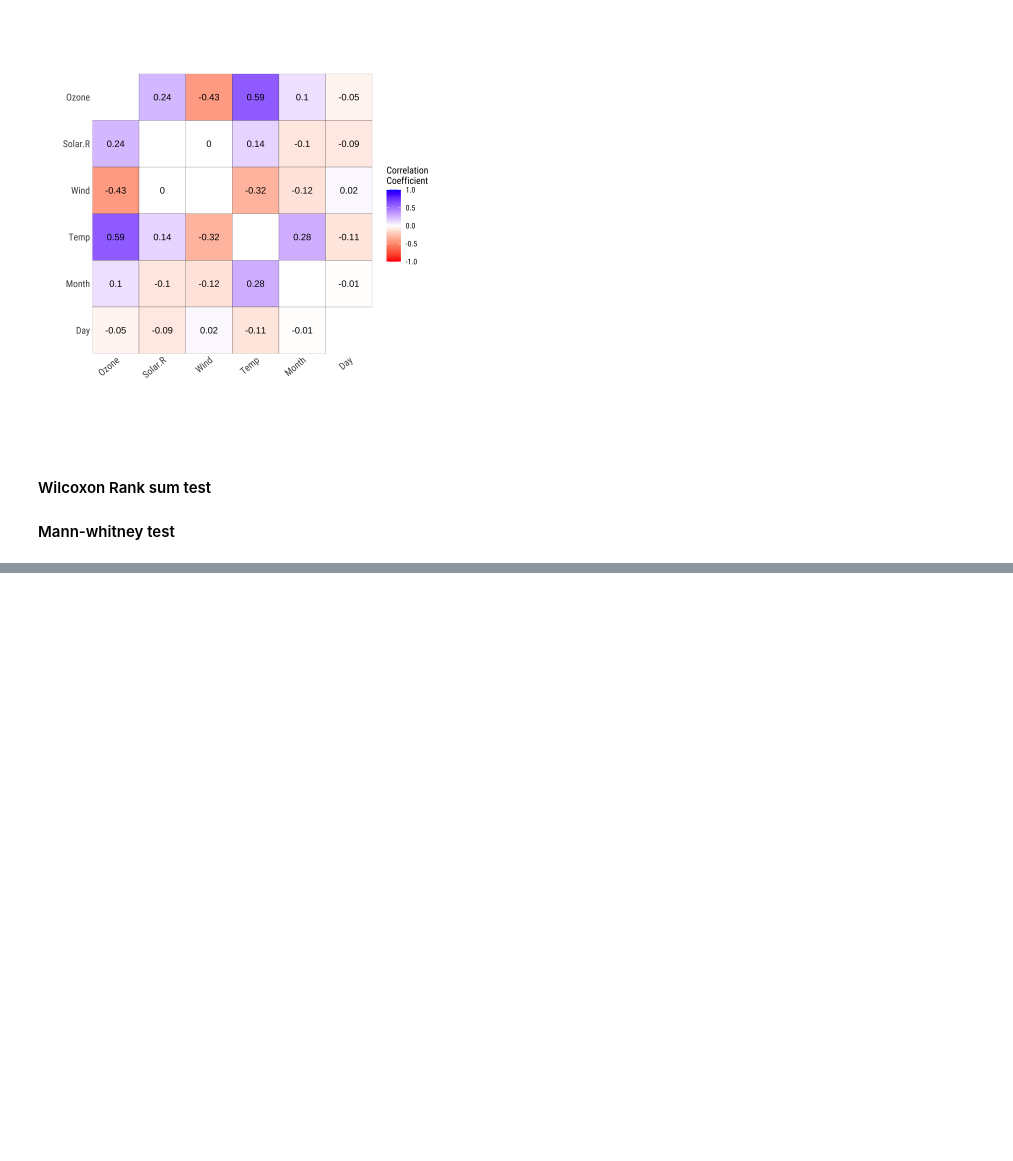
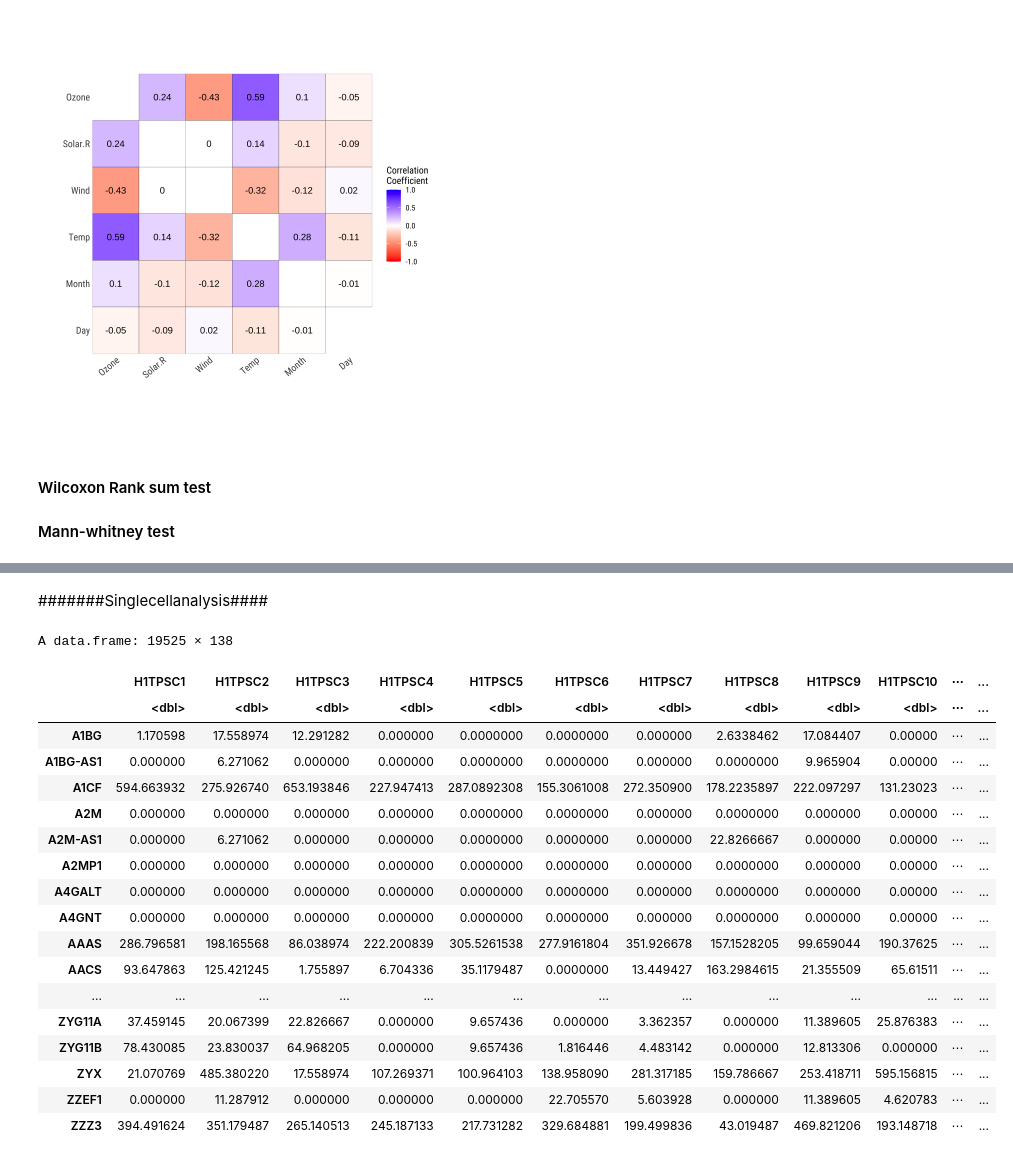
Before and after one commit to arunmhh/codeforytv, a Jupyter notebook: anovainR.ipynb, the cells around one changed output, grey strips where cells are left out. Drawn from its saved outputs; the diff is of its cells as text; code cells hidden in the pictures; blank space fills up the shorter version.

```diff
--- a/anovainR.ipynb
+++ b/anovainR.ipynb
@@ -767,0 +842,2 @@ Siehe help("Deprecated")”
+# %% [markdown]
+#######Singlecellanalysis####
@@ -767,0 +846,23 @@ Siehe help("Deprecated")”
+# %%
+ngs <- read.table("GSE103866_RSEM.SC-RNAseq.smartseq.txt", sep = "\t", header = T)
+ngs
+# %% [output]
+A data.frame: 19525 × 138
+|  | H1TPSC1 | H1TPSC2 | H1TPSC3 | H1TPSC4 | H1TPSC5 | H1TPSC6 | H1TPSC7 | H1TPSC8 | H1TPSC9 | H1TPSC10 | ⋯ | ... |
+|  | <dbl> | <dbl> | <dbl> | <dbl> | <dbl> | <dbl> | <dbl> | <dbl> | <dbl> | <dbl> | ⋯ | ... |
+| A1BG | 1.170598 | 17.558974 | 12.291282 | 0.000000 | 0.0000000 | 0.0000000 | 0.000000 | 2.6338462 | 17.084407 | 0.00000 | ⋯ | ... |
+| A1BG-AS1 | 0.000000 | 6.271062 | 0.000000 | 0.000000 | 0.0000000 | 0.0000000 | 0.000000 | 0.0000000 | 9.965904 | 0.00000 | ⋯ | ... |
+| A1CF | 594.663932 | 275.926740 | 653.193846 | 227.947413 | 287.0892308 | 155.3061008 | 272.350900 | 178.2235897 | 222.097297 | 131.23023 | ⋯ | ... |
+| A2M | 0.000000 | 0.000000 | 0.000000 | 0.000000 | 0.0000000 | 0.0000000 | 0.000000 | 0.0000000 | 0.000000 | 0.00000 | ⋯ | ... |
+| A2M-AS1 | 0.000000 | 6.271062 | 0.000000 | 0.000000 | 0.0000000 | 0.0000000 | 0.000000 | 22.8266667 | 0.000000 | 0.00000 | ⋯ | ... |
+| A2MP1 | 0.000000 | 0.000000 | 0.000000 | 0.000000 | 0.0000000 | 0.0000000 | 0.000000 | 0.0000000 | 0.000000 | 0.00000 | ⋯ | ... |
+| A4GALT | 0.000000 | 0.000000 | 0.000000 | 0.000000 | 0.0000000 | 0.0000000 | 0.000000 | 0.0000000 | 0.000000 | 0.00000 | ⋯ | ... |
+| A4GNT | 0.000000 | 0.000000 | 0.000000 | 0.000000 | 0.0000000 | 0.0000000 | 0.000000 | 0.0000000 | 0.000000 | 0.00000 | ⋯ | ... |
+| AAAS | 286.796581 | 198.165568 | 86.038974 | 222.200839 | 305.5261538 | 277.9161804 | 351.926678 | 157.1528205 | 99.659044 | 190.37625 | ⋯ | ... |
+| AACS | 93.647863 | 125.421245 | 1.755897 | 6.704336 | 35.1179487 | 0.0000000 | 13.449427 | 163.2984615 | 21.355509 | 65.61511 | ⋯ | ... |
+| ... | ... | ... | ... | ... | ... | ... | ... | ... | ... | ... | ... | ... |
+| ZYG11A | 37.459145 | 20.067399 | 22.826667 | 0.000000 | 9.657436 | 0.000000 | 3.362357 | 0.000000 | 11.389605 | 25.876383 | ⋯ | ... |
+| ZYG11B | 78.430085 | 23.830037 | 64.968205 | 0.000000 | 9.657436 | 1.816446 | 4.483142 | 0.000000 | 12.813306 | 0.000000 | ⋯ | ... |
+| ZYX | 21.070769 | 485.380220 | 17.558974 | 107.269371 | 100.964103 | 138.958090 | 281.317185 | 159.786667 | 253.418711 | 595.156815 | ⋯ | ... |
+| ZZEF1 | 0.000000 | 11.287912 | 0.000000 | 0.000000 | 0.000000 | 22.705570 | 5.603928 | 0.000000 | 11.389605 | 4.620783 | ⋯ | ... |
+| ZZZ3 | 394.491624 | 351.179487 | 265.140513 | 245.187133 | 217.731282 | 329.684881 | 199.499836 | 43.019487 | 469.821206 | 193.148718 | ⋯ | ... |
```
Also changed, not shown: parts of 23 cells of this notebook, 3 other files.
